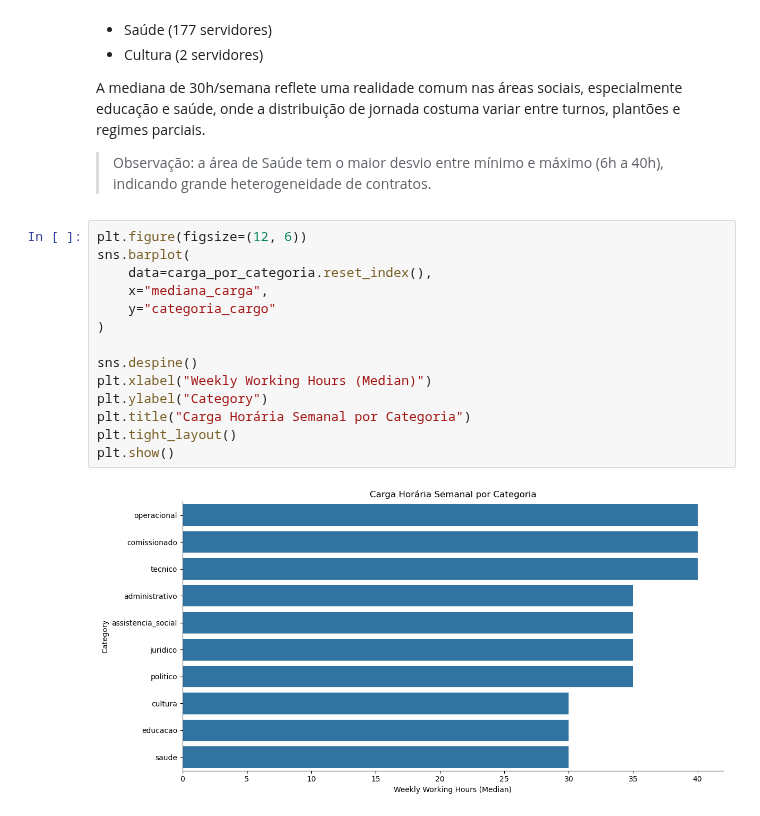
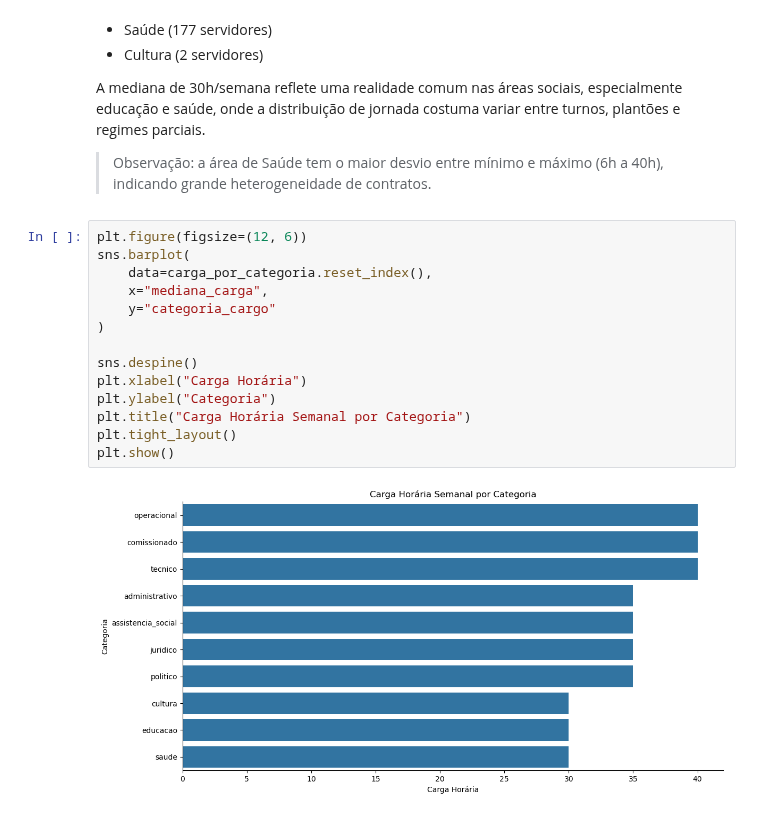
Before and after one commit to oguidenardi/folha_pagamento_santa_rita_2025, a Jupyter notebook: notebooks/04_exploratory_data_analysis.ipynb, the cells around one changed output. Saved outputs shown, nothing was run; the diff lists cells and outputs as text.

Commit message:
refactor: update groupby behavior and localize plot labels to Portuguese

```diff
--- a/notebooks/04_exploratory_data_analysis.ipynb
+++ b/notebooks/04_exploratory_data_analysis.ipynb
@@ -1385,16 +1383,16 @@ A mediana de 30h/semana reflete uma realidade comum nas áreas sociais, especial
 # %%
 plt.figure(figsize=(12, 6))
 sns.barplot(
     data=carga_por_categoria.reset_index(),
     x="mediana_carga",
     y="categoria_cargo"
 )
 
 sns.despine()
-plt.xlabel("Weekly Working Hours (Median)")
-plt.ylabel("Category")
+plt.xlabel("Carga Horária")
+plt.ylabel("Categoria")
 plt.title("Carga Horária Semanal por Categoria")
 plt.tight_layout()
 plt.show()
 # %% [output]
-[figure, old version]
+[figure, new version]
```
Also changed, not shown: parts of 3 cells of this notebook.
